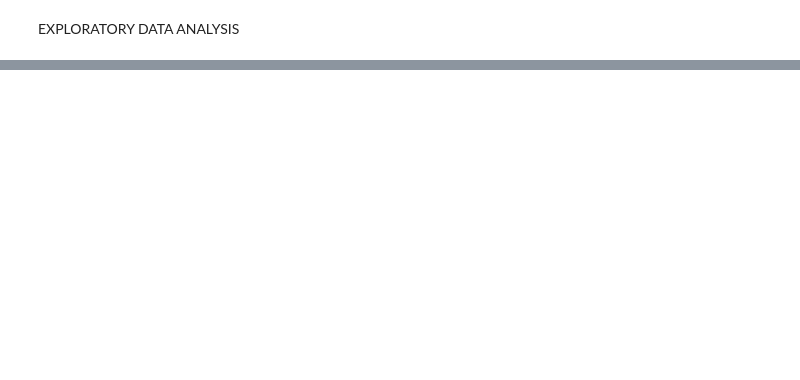
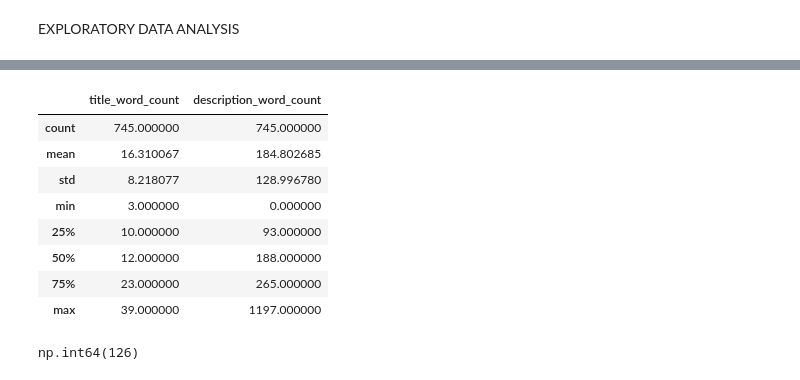
Before and after one commit to Rafi3215987/AmazonScrapper, a Jupyter notebook: FeatureA.ipynb, the cells around one changed output, grey strips where cells are left out. Saved outputs shown, nothing was run; the diff lists cells and outputs as text; code cells hidden in the pictures; blank space fills up the shorter version.

```diff
--- a/FeatureA.ipynb
+++ b/FeatureA.ipynb
@@ -111,0 +294,19 @@ EXPLORATORY DATA ANALYSIS
+# %%
+df["title_word_count"] = df["title"].str.split().str.len()
+df["description_word_count"] = df["description"].str.split().str.len()
+
+df[["title_word_count", "description_word_count"]].describe()
+# %% [output]
+|  | title_word_count | description_word_count |
+| count | 745.000000 | 745.000000 |
+| mean | 16.310067 | 184.802685 |
+| std | 8.218077 | 128.996780 |
+| min | 3.000000 | 0.000000 |
+| 25% | 10.000000 | 93.000000 |
+| 50% | 12.000000 | 188.000000 |
+| 75% | 23.000000 | 265.000000 |
+| max | 39.000000 | 1197.000000 |
+# %%
+(df["description"].str.strip() == "").sum()
+# %% [output]
+np.int64(126)
```
Also changed, not shown: parts of 31 cells of this notebook, 2 other files.
